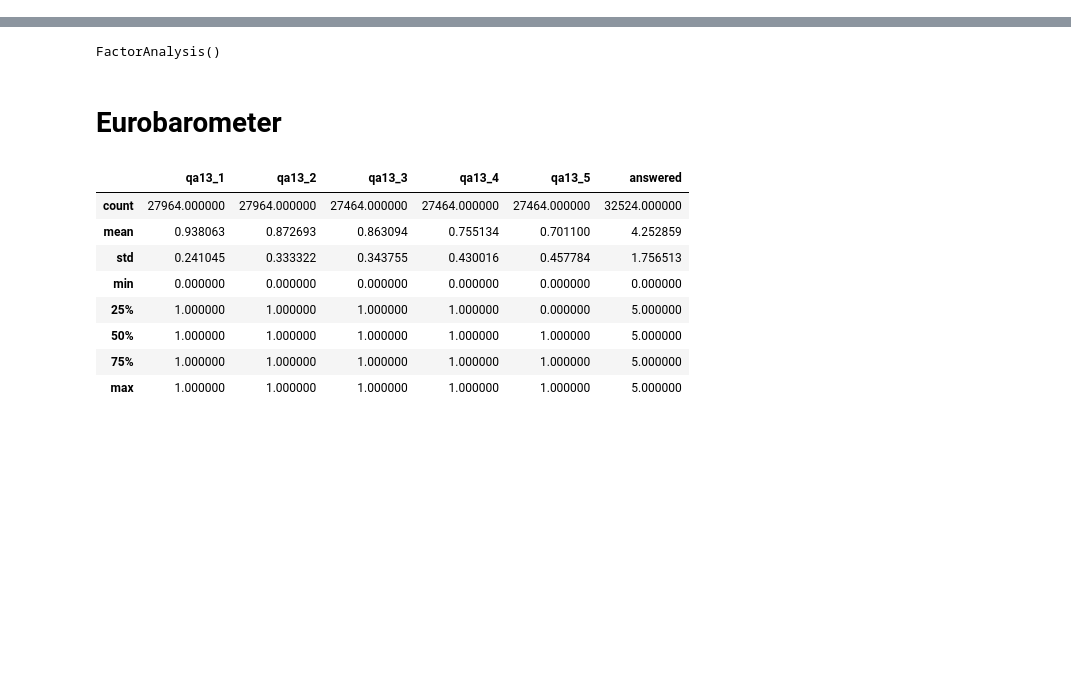
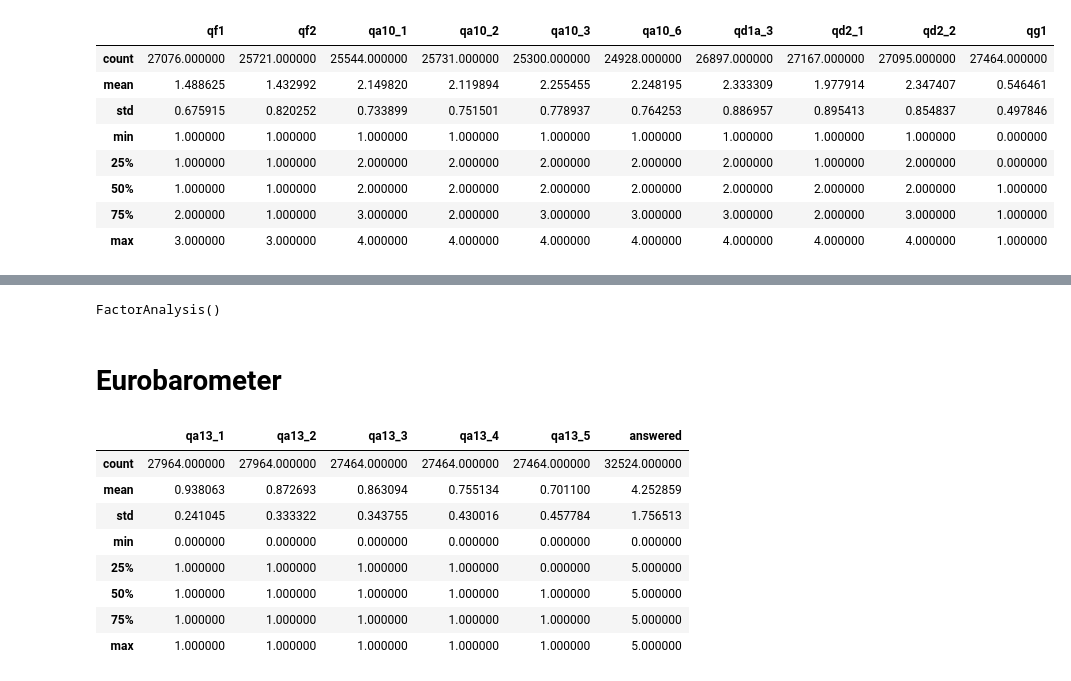
Before and after one commit to Potatotime13/RandomStuff, a Jupyter notebook: Cecilia/cecilia.ipynb, the cells around one changed output, grey strips where cells are left out. Cells and saved outputs as stored; diff of their text form; code cells hidden in the pictures; blank space fills up the shorter version.

```diff
--- a/Cecilia/cecilia.ipynb
+++ b/Cecilia/cecilia.ipynb
@@ -7,10 +7,29 @@ import plotly.graph_objects as go
 from sklearn.decomposition import PCA, FactorAnalysis
 
 # Read in the data
-data = pd.read_stata('Cecilia/ZA7888_v1-0-0.dta', convert_categoricals=False)
-q_selection = ['qa2', 'qa7', 'qa8', 'qa9', 'qa17', 'qa19a', 'qa21', 'd72_1', 'd73_2', 'd78', 'sd18b']
+data = pd.read_stata('Cecilia/Eurobarometer_91_5.dta', convert_categoricals=False)
+q_selection = ['qf1', 'qf2', 'qa10_1', 'qa10_2', 'qa10_3', 'qa10_6', 'qd1a_3', 'qd2_1', 'qd2_2','qg1']
 data_selection = data[q_selection]
-data_selection = data_selection.mask(data_selection==data_selection.max())
-# flip the values of qa19a, qa8
-data_selection['qa19a'] = data_selection['qa19a'].max() +1 - data_selection['qa19a']
-data_selection['qa8'] = data_selection['qa8'].max() +1 - data_selection['qa8']
+for q in ['qf1','qf2']:
+    mask = data_selection[q]==2
+    data_selection.loc[data_selection[q]==3, q] = 2
+    data_selection.loc[mask, q] = 3
+    data_selection.loc[data_selection[q]>3, q] = np.nan
+
+data_selection.loc[data_selection['qg1']==2, 'qg1'] = 0
+
+for q in ['qa10_1','qa10_2','qa10_3','qa10_6','qd1a_3','qd2_1','qd2_2']:
+    data_selection.loc[data_selection['qg1'].isna(), q] = np.nan
+    data_selection.loc[data_selection[q]>4, q] = np.nan
+# %%
+data_selection.describe()
+# %% [output]
+|  | qf1 | qf2 | qa10_1 | qa10_2 | qa10_3 | qa10_6 | qd1a_3 | qd2_1 | qd2_2 | qg1 |
+| count | 27076.000000 | 25721.000000 | 25544.000000 | 25731.000000 | 25300.000000 | 24928.000000 | 26897.000000 | 27167.000000 | 27095.000000 | 27464.000000 |
+| mean | 1.488625 | 1.432992 | 2.149820 | 2.119894 | 2.255455 | 2.248195 | 2.333309 | 1.977914 | 2.347407 | 0.546461 |
+| std | 0.675915 | 0.820252 | 0.733899 | 0.751501 | 0.778937 | 0.764253 | 0.886957 | 0.895413 | 0.854837 | 0.497846 |
+| min | 1.000000 | 1.000000 | 1.000000 | 1.000000 | 1.000000 | 1.000000 | 1.000000 | 1.000000 | 1.000000 | 0.000000 |
+| 25% | 1.000000 | 1.000000 | 2.000000 | 2.000000 | 2.000000 | 2.000000 | 2.000000 | 1.000000 | 2.000000 | 0.000000 |
+| 50% | 1.000000 | 1.000000 | 2.000000 | 2.000000 | 2.000000 | 2.000000 | 2.000000 | 2.000000 | 2.000000 | 1.000000 |
+| 75% | 2.000000 | 1.000000 | 3.000000 | 2.000000 | 3.000000 | 3.000000 | 3.000000 | 2.000000 | 3.000000 | 1.000000 |
+| max | 3.000000 | 3.000000 | 4.000000 | 4.000000 | 4.000000 | 4.000000 | 4.000000 | 4.000000 | 4.000000 | 1.000000 |
```
Also changed, not shown: parts of 15 cells of this notebook.
